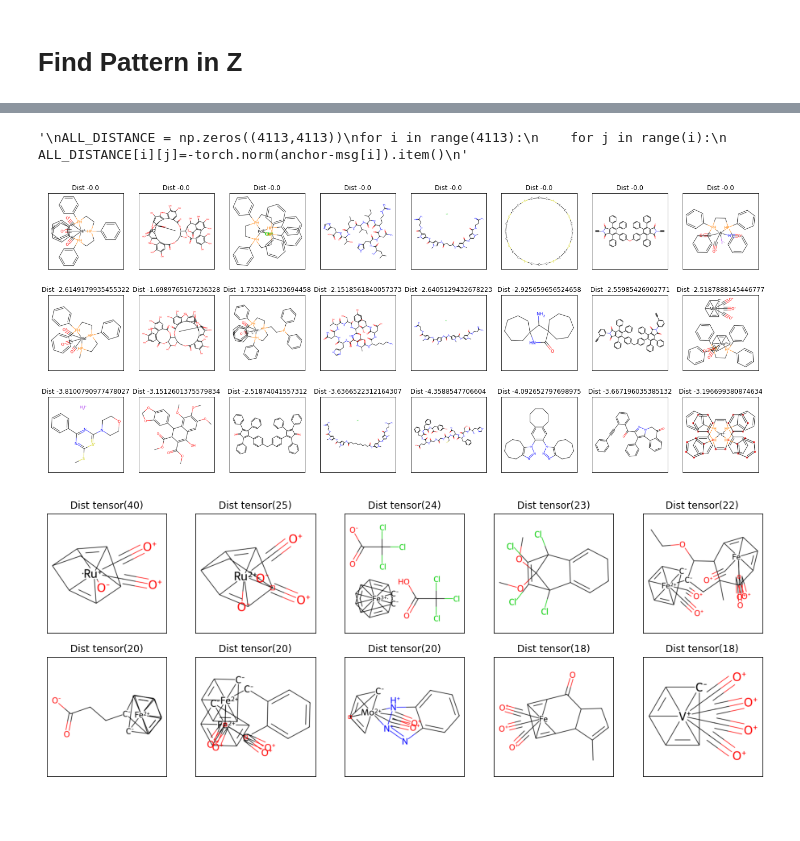
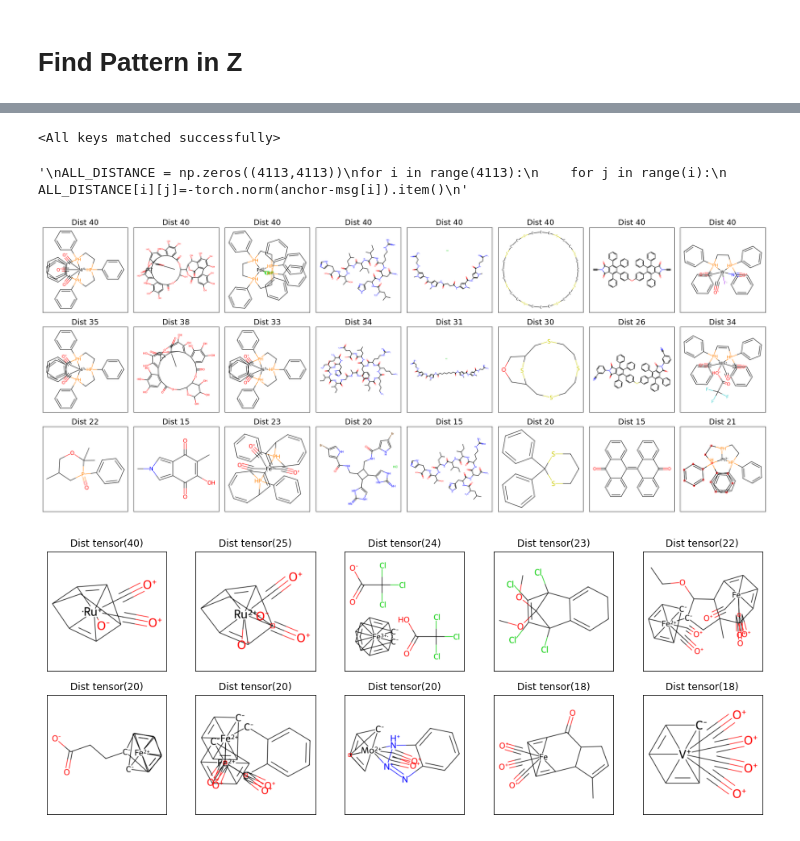
Before and after one commit to Joshua-Ren/P4_Graph, a Jupyter notebook: graph_probing_evaluations.ipynb, the cells around one changed output, grey strips where cells are left out. Saved outputs shown, nothing was run; the diff lists cells and outputs as text; code cells hidden in the pictures; blank space fills up the shorter version.

```diff
--- a/graph_probing_evaluations.ipynb
+++ b/graph_probing_evaluations.ipynb
@@ -69,6 +69,7 @@ args = get_args_parser()
 args = args.parse_args(args=[])
 #args = args.parse_args()
 args.device = torch.device("cuda:" + str(args.device)) if torch.cuda.is_available() else torch.device("cpu")
+FIG_DIR = 'E:\\P45_disentanglement\\figures\\'
 # %% [markdown]
 ## Prepare for the probing data
 # %%
@@ -503,3 +504,16 @@ model_semnil.load_state_dict(torch.load(ckp_path),strict=True)
+# %%
+model_seed = get_init_net(args)
+RESULT_PATH = 'E:\\P4_Graph\\results\\gcn_sem\\pcba_gcn_semnil_save'
+args.bottle_type = 'sem'
+args.L = 40
+args.V = 20
+args.head_type = 'linear'
+args.num_tasks = 128
+ckp_path = os.path.join(RESULT_PATH, 'model_gen_06.pt')
+model_semnil = get_init_net(args)
+model_semnil.load_state_dict(torch.load(ckp_path),strict=True)
+# %% [output]
+<All keys matched successfully>
 # %%
 for step, batch in enumerate(valid_loader):
     batch = batch.to(args.device)
@@ -528,19 +542,21 @@ for i in range(4113):
 # %%
 f, ax = plt.subplots(3,8,figsize=(24, 10))
 for i in range(len(OBSERVE_LIST)):
     obs = OBSERVE_LIST[i]
-    dist_index, dist_list = find_distance(msg,obs,dis_type='mse')
+    dist_index, dist_list = find_distance(msg,obs,dis_type='edit')
     for j in range(3):
         jj = DIST_SEL[j]
         mol_idx = dist_index[jj]
         distance = dist_list[mol_idx]
-        ax[j][i].set_title("Dist "+str(distance))
+        ax[j][i].set_title("Dist "+str(distance),fontsize=18)
         tmp_img = chem_show(mol_idx)
         ax[j][i].imshow(tmp_img)
         ax[j][i].set_xticks([])
         ax[j][i].set_yticks([])
+plt.tight_layout()
+plt.savefig(FIG_DIR + 'show_mol_after.pdf')
 # %% [output]
-[figure, old version]
+[figure, new version]
 # %%
 ANCHOR = 1991
 anchor = msg[ANCHOR]
```
Also changed, not shown: parts of 1 cell of this notebook, 1 other file.
